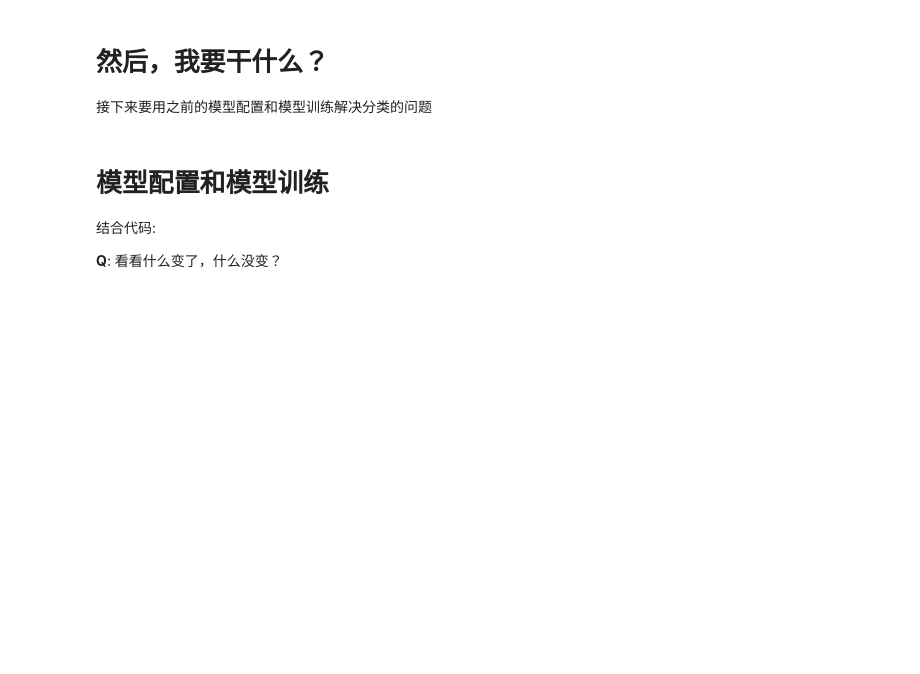
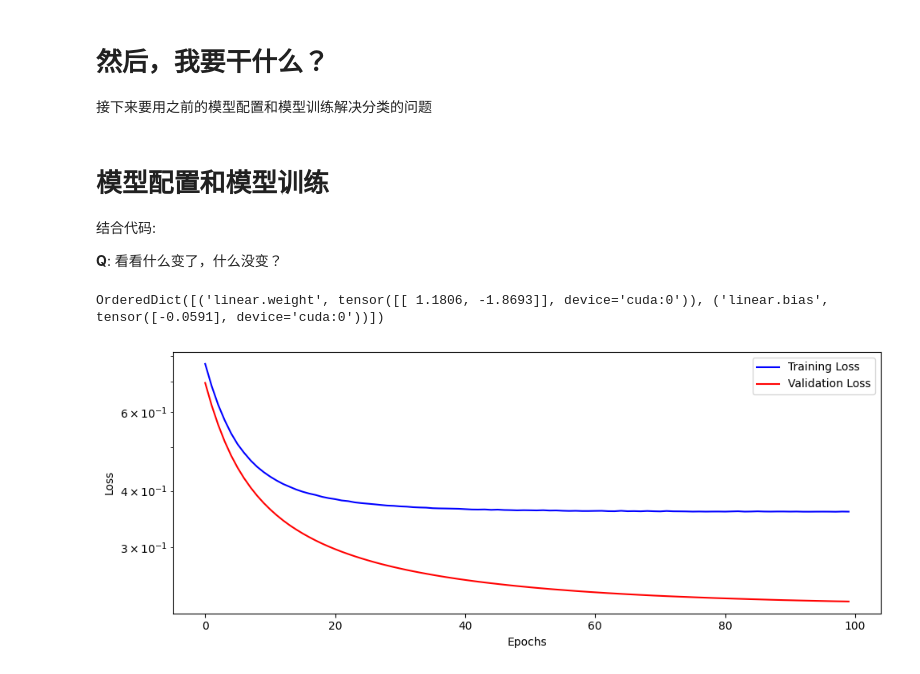
Before and after one commit to jhonprice/PyTorchStepByStep, a Jupyter notebook: runtest/ch03.ipynb, the cells around one changed output. Drawn from its saved outputs; the diff is of its cells as text; code cells hidden in the pictures; blank space fills up the shorter version.

```diff
--- a/runtest/ch03.ipynb
+++ b/runtest/ch03.ipynb
@@ -422,3 +418,33 @@ tensor([0.1643])
 结合代码:
 
 **Q**: 看看什么变了，什么没变？
+# %%
+# 程序3-13: 模型配置
+
+lr = 0.1
+
+torch.manual_seed(42)
+
+model = nn.Sequential()
+model.add_module('linear',nn.Linear(2,1))
+
+optim = optim.SGD(model.parameters(), lr=lr)
+
+loss_fn = nn.BCEWithLogitsLoss()
+# %%
+from runtest.StepClass.v0 import StepByStep
+
+# 程序3-14: 模型训练
+
+n_epochs = 100
+
+sbs = StepByStep(model,loss_fn,optim)
+sbs.set_loaders(train_loader,val_loader)
+sbs.train(n_epochs=n_epochs)
+
+print(model.state_dict())
+
+fig = sbs.plot_losses()
+# %% [output]
+OrderedDict([('linear.weight', tensor([[ 1.1806, -1.8693]], device='cuda:0')), ('linear.bias', tensor([-0.0591], device='cuda:0'))])
+[figure, added]
```
Also changed, not shown: parts of 9 cells of this notebook, 2 other files.
